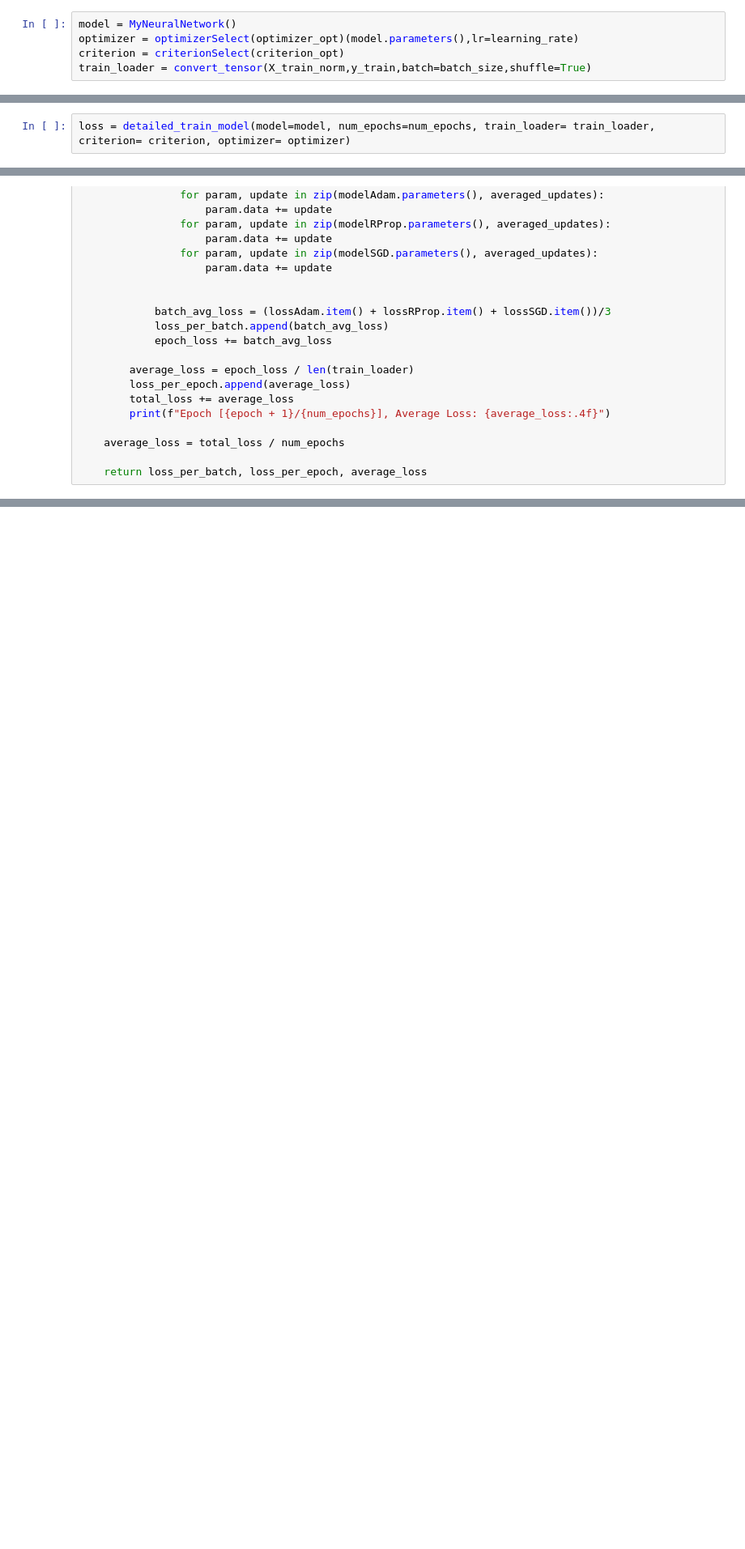
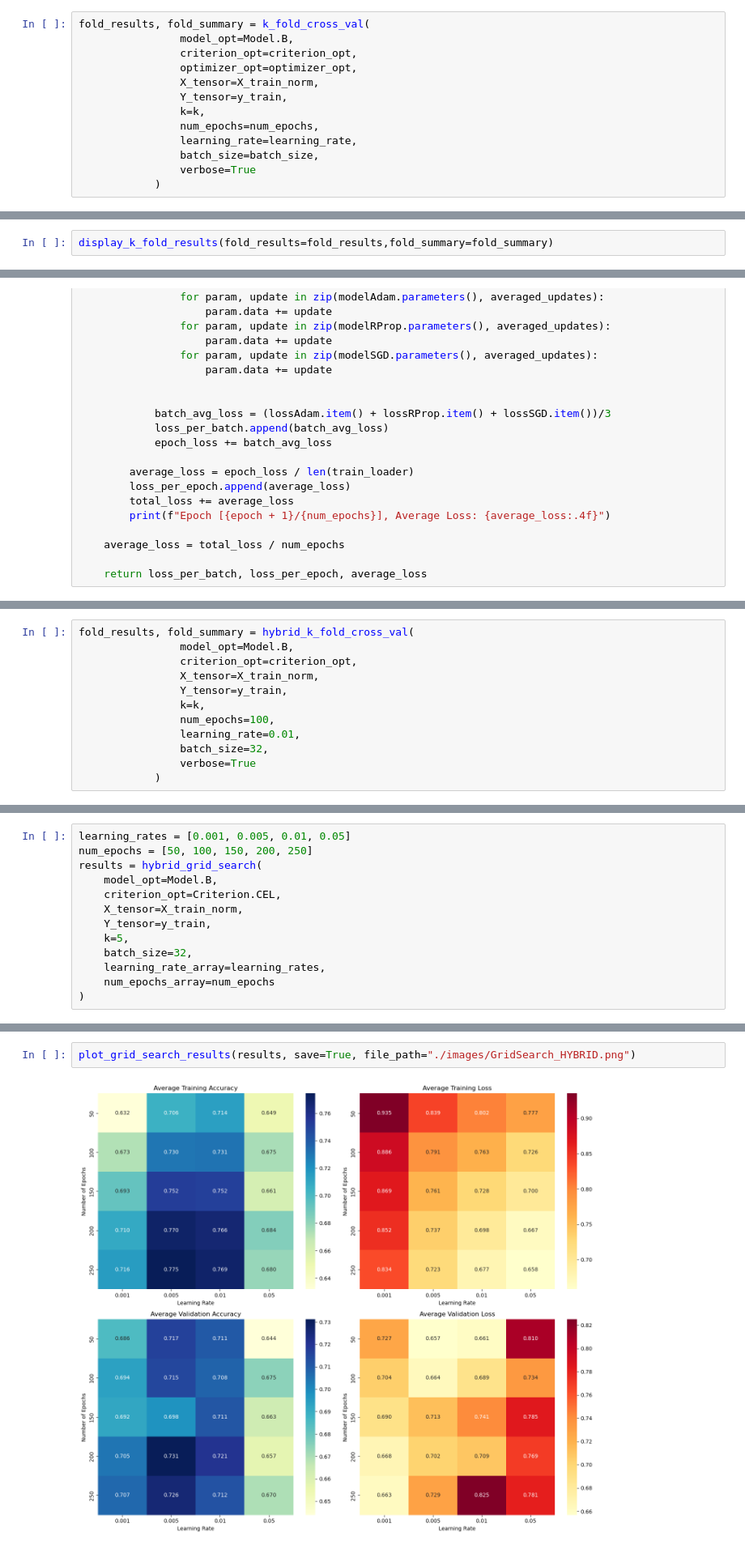
Before and after one commit to nathanMils/711_Ass1, a Jupyter notebook: notebooks/Ass2.ipynb, the cells around one changed output, grey strips where cells are left out. Shown: that part at 81% size. Cells and saved outputs as stored; diff of their text form; blank space fills up the shorter version.

```diff
--- a/notebooks/Ass2.ipynb
+++ b/notebooks/Ass2.ipynb
@@ -879,7 +1040,15 @@ loss = detailed_train_model(model=model, num_epochs=num_epochs, train_loader= tr
 # %%
 optimizer_opt = Optimizer.SGD
 # %%
-model = MyNeuralNetwork()
-optimizer = optimizerSelect(optimizer_opt)(model.parameters(),lr=learning_rate)
-criterion = criterionSelect(criterion_opt)
-train_loader = convert_tensor(X_train_norm,y_train,batch=batch_size,shuffle=True)
+fold_results, fold_summary = k_fold_cross_val(
+                model_opt=Model.B,
+                criterion_opt=criterion_opt,
+                optimizer_opt=optimizer_opt,
+                X_tensor=X_train_norm,
+                Y_tensor=y_train,
+                k=k,
+                num_epochs=num_epochs,
+                learning_rate=learning_rate,
+                batch_size=batch_size,
+                verbose=True
+            )
@@ -886,2 +1073,2 @@ train_loader = convert_tensor(X_train_norm,y_train,batch=batch_size,shuffle=True
 # %%
-loss = detailed_train_model(model=model, num_epochs=num_epochs, train_loader= train_loader, criterion= criterion, optimizer= optimizer)
+display_k_fold_results(fold_results=fold_results,fold_summary=fold_summary)
@@ -1005,0 +1383,12 @@ Epoch [200/200], Average Loss: 0.6750
+# %%
+fold_results, fold_summary = hybrid_k_fold_cross_val(
+                model_opt=Model.B,
+                criterion_opt=criterion_opt,
+                X_tensor=X_train_norm,
+                Y_tensor=y_train,
+                k=k,
+                num_epochs=100,
+                learning_rate=0.01,
+                batch_size=32,
+                verbose=True
+            )
@@ -1005,0 +1477,13 @@ Epoch [200/200], Average Loss: 0.6750
+# %%
+learning_rates = [0.001, 0.005, 0.01, 0.05]
+num_epochs = [50, 100, 150, 200, 250]
+results = hybrid_grid_search(
+    model_opt=Model.B,
+    criterion_opt=Criterion.CEL,
+    X_tensor=X_train_norm,
+    Y_tensor=y_train,
+    k=5,
+    batch_size=32,
+    learning_rate_array=learning_rates,
+    num_epochs_array=num_epochs
+)
@@ -1005,0 +1511,4 @@ Epoch [200/200], Average Loss: 0.6750
+# %%
+plot_grid_search_results(results, save=True, file_path="./images/GridSearch_HYBRID.png")
+# %% [output]
+[figure, added]
```
Also changed, not shown: parts of 28 cells of this notebook, 20 other files.
